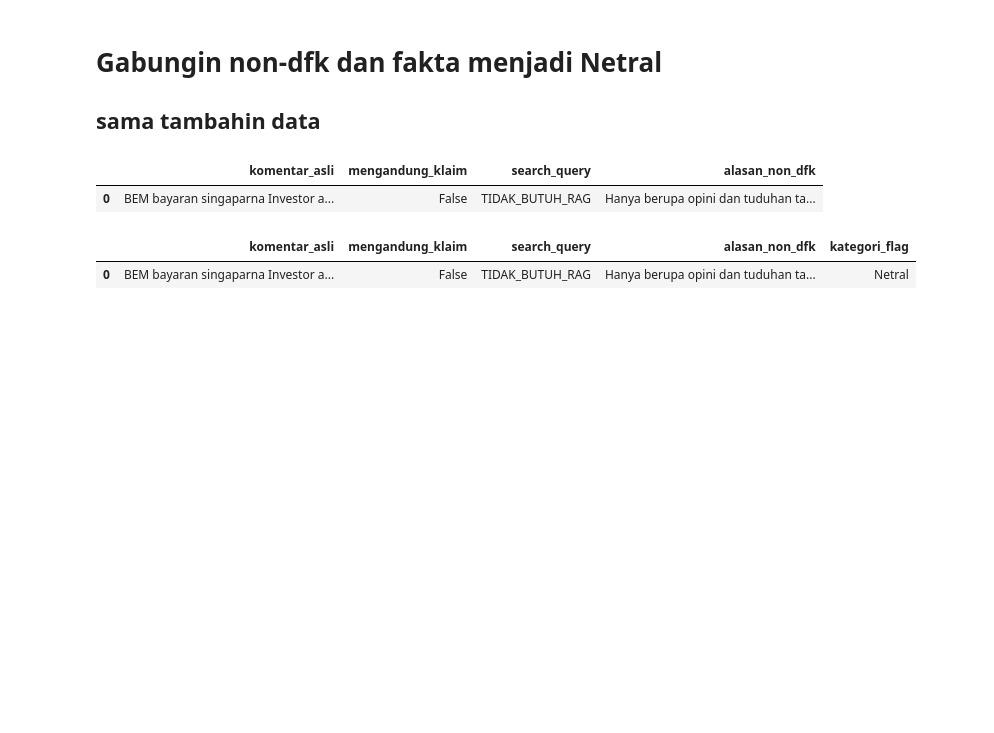
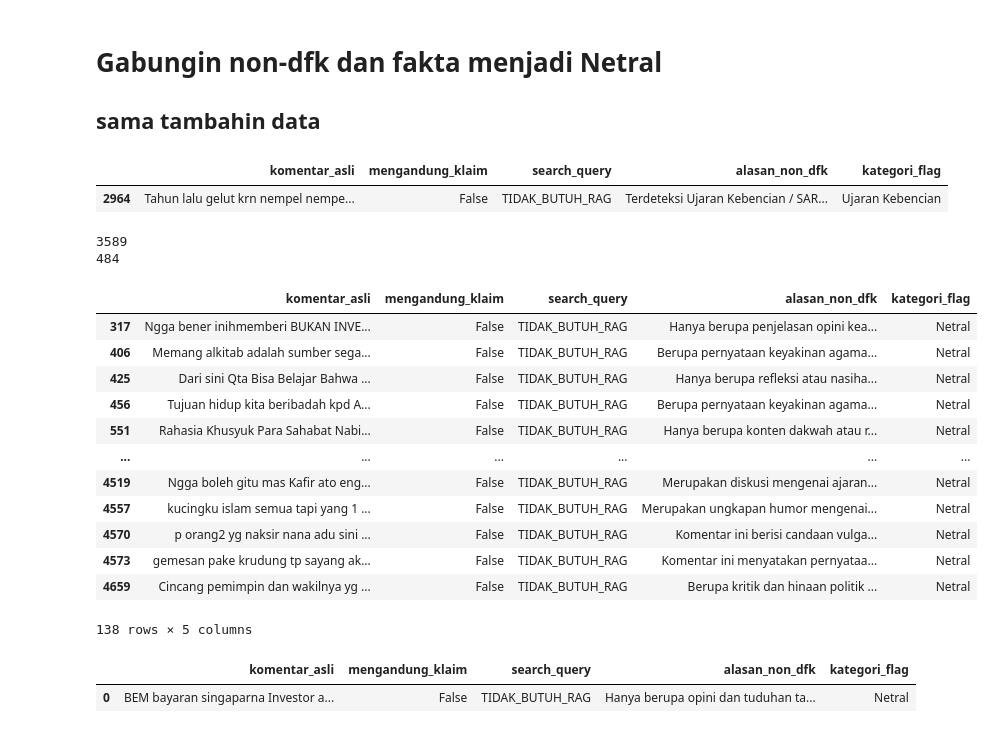
Before and after one commit to imdipo/capstone-AITF-komdigi, a Jupyter notebook: SFT/SFT.ipynb, the cells around one changed output. Drawn from its saved outputs; the diff is of its cells as text; code cells hidden in the pictures; blank space fills up the shorter version.

Commit message:
update salah label. benerin filternya

```diff
--- a/SFT/SFT.ipynb
+++ b/SFT/SFT.ipynb
@@ -475,8 +475,3 @@ for file in folderData.glob("*.csv"):
     komentar.append(df_sementara)
 
 df_komentaryt = pd.concat(komentar, ignore_index=True)
-# %%
-df_komentaryt.head(1)
-# %% [output]
-|  | komentar_asli | mengandung_klaim | search_query | alasan_non_dfk |
-| 0 | BEM bayaran singaparna Investor a... | False | TIDAK_BUTUH_RAG | Hanya berupa opini dan tuduhan ta... |
@@ -495,9 +498,36 @@ df_komentaryt.loc[df_komentaryt["komentar_asli"] == kalimat_target, "alasan_non_
+# %%
+df_komentaryt[df_komentaryt["komentar_asli"].str.contains('Tahun lalu gelut krn nempel nempel di photobox trs disogok bunga damai bbrp hari besoknya malah duduk sampingan sama si perek lanjut gelut part 2 akwoakwoakwo makasih bunganya')]
+# %% [output]
+|  | komentar_asli | mengandung_klaim | search_query | alasan_non_dfk | kategori_flag |
+| 2964 | Tahun lalu gelut krn nempel nempe... | False | TIDAK_BUTUH_RAG | Terdeteksi Ujaran Kebencian / SAR... | Ujaran Kebencian |
 # %%
 netral = df_komentaryt[df_komentaryt["kategori_flag"] == "Netral"]
 hate = df_komentaryt[df_komentaryt["kategori_flag"] == "Ujaran Kebencian"] # ini nanti di digabung ke dataset ujaran kebencian
 
 netral = netral[netral["search_query"] == "TIDAK_BUTUH_RAG"]
 hate = hate[hate["search_query"] == "TIDAK_BUTUH_RAG"]
+
+print(len(netral))
+print(len(hate))
+# %% [output]
+3589
+484
+# %%
+netral[netral["alasan_non_dfk"].str.contains("agama")]
+# %% [output]
+|  | komentar_asli | mengandung_klaim | search_query | alasan_non_dfk | kategori_flag |
+| 317 | Ngga bener inihmemberi BUKAN INVE... | False | TIDAK_BUTUH_RAG | Hanya berupa penjelasan opini kea... | Netral |
+| 406 | Memang alkitab adalah sumber sega... | False | TIDAK_BUTUH_RAG | Berupa pernyataan keyakinan agama... | Netral |
+| 425 | Dari sini Qta Bisa Belajar Bahwa ... | False | TIDAK_BUTUH_RAG | Hanya berupa refleksi atau nasiha... | Netral |
+| 456 | Tujuan hidup kita beribadah kpd A... | False | TIDAK_BUTUH_RAG | Berupa pernyataan keyakinan agama... | Netral |
+| 551 | Rahasia Khusyuk Para Sahabat Nabi... | False | TIDAK_BUTUH_RAG | Hanya berupa konten dakwah atau r... | Netral |
+| ... | ... | ... | ... | ... | ... |
+| 4519 | Ngga boleh gitu mas Kafir ato eng... | False | TIDAK_BUTUH_RAG | Merupakan diskusi mengenai ajaran... | Netral |
+| 4557 | kucingku islam semua tapi yang 1 ... | False | TIDAK_BUTUH_RAG | Merupakan ungkapan humor mengenai... | Netral |
+| 4570 | p orang2 yg naksir nana adu sini ... | False | TIDAK_BUTUH_RAG | Komentar ini berisi candaan vulga... | Netral |
+| 4573 | gemesan pake krudung tp sayang ak... | False | TIDAK_BUTUH_RAG | Komentar ini menyatakan pernyataa... | Netral |
+| 4659 | Cincang pemimpin dan wakilnya yg ... | False | TIDAK_BUTUH_RAG | Berupa kritik dan hinaan politik ... | Netral |
+138 rows × 5 columns
 # %%
 netral.head(1)
 # %% [output]
```
Also changed, not shown: parts of 15 cells of this notebook.
